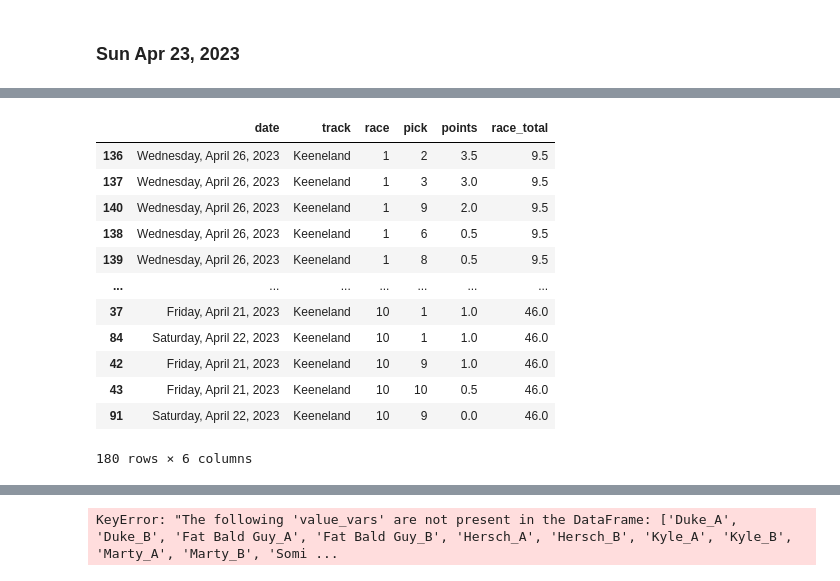
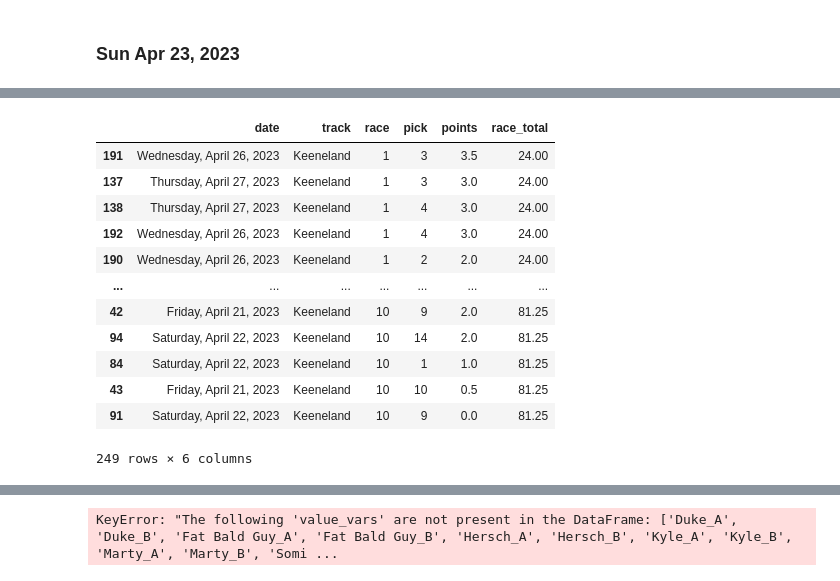
Before and after one commit to btatkinson/horse_cap_tracker, a Jupyter notebook: notebooks/kee_history.ipynb, the cells around one changed output, grey strips where cells are left out. Drawn from its saved outputs; the diff is of its cells as text; code cells hidden in the pictures.

```diff
--- a/notebooks/kee_history.ipynb
+++ b/notebooks/kee_history.ipynb
@@ -810,9 +1236,13 @@ kee_3 = pd.DataFrame({
     'race':list(range(4, 10)),
     'winner':[3,2,3,6,3,2],
     'second':[5,6,2,7,5,4],
+    'third':[1,10,5,3,4,8],
     'win_paid':[15.96,7.98,22.72,4.14,11.50,6.52],
     'win_place_paid':[7.90, 4.46, 7.28, 3.16, 3.46, 4.20],
-    'second_paid':[5.40, 6.28, 4.48, 4.68, 2.22, 5]
+    'win_show_paid':[3.38,3.32,3.26, 2.32, 2.54, 3.74],
+    'second_paid':[5.40, 6.28, 4.48, 4.68, 2.22, 5],
+    'second_show_paid':[3.12, 4.58, 2.84, 3.06, 2.1, 3.64],
+    'third_paid':[2.56, 3.98, 2.46, 2.56, 3.10, 15.50]
 })
 
 sharps = ['Quincy','Blake','Nick','Holmes','Jason_O','Kelsch','Plonk']
@@ -1065,0 +1923,11 @@ composite = composite.sort_values(by=['pct_points'], ascending=False).head(20)
+# %%
+
+daily_summary = []
+
+for sharp in sharps:
+    sharp_roi = kee_5[f'{sharp}_return'].sum()/kee_5[f'{sharp}_invested'].sum()
+    sharp_WPP = kee_5[f'{sharp}_points'].sum()/kee_5[f'{sharp}_horses_used'].sum()
+    daily_summary.append([sharp, sharp_roi, sharp_WPP])
+
+daily_summary = pd.DataFrame(daily_summary, columns=['Sharp', 'ROI', 'WinPerPick'])
+daily_summary.sort_values(by=['ROI'], ascending=False)
@@ -1086,0 +2355,11 @@ composite
+# %%
+
+daily_summary = []
+
+for sharp in sharps:
+    sharp_roi = kee_6[f'{sharp}_return'].sum()/kee_6[f'{sharp}_invested'].sum()
+    sharp_WPP = kee_6[f'{sharp}_points'].sum()/kee_6[f'{sharp}_horses_used'].sum()
+    daily_summary.append([sharp, sharp_roi, sharp_WPP])
+
+daily_summary = pd.DataFrame(daily_summary, columns=['Sharp', 'ROI', 'WinPerPick'])
+daily_summary.sort_values(by=['ROI'], ascending=False)
@@ -1087,59 +2617,67 @@ composite
 # %%
 
-hist = pd.concat([kee_1.copy(),kee_2.copy(),kee_3.copy(),kee_4.copy()],axis=0).reset_index(drop=True)
+hist = pd.concat([kee_1.copy(),kee_2.copy(),kee_3.copy(),kee_4.copy(),kee_5.copy()],axis=0).reset_index(drop=True)
 # %%
 
 composite = hist.copy()
 sharps = ['Quincy','Marty','Blake','Nick','Holmes','Jason_O','Duke','Kelsch','Kyle','Fat Bald Guy','Hersch','Somich','Plonk']
 num_cappers = len(sharps)
 
-
 weights_dict = {
+    'Quincy':1,
+    'Marty':1,
     'Blake':1,
     'Nick':1,
     'Holmes':1,
     'Jason_O':1,
-    'Hersch':1.5,
+    'Duke':1,
+    'Kelsch':1,
+    'Kyle':1.5,
+    'Fat Bald Guy':0,
+    'Hersch':2,
+    'Somich':2,
+    'Plonk':0
 }
+
 
 UNIT_SIZE = 100
 WIN_BET_THRESH = 0.75
 PLACE_BET_THRESH = 0.66
 composite = composite.melt(
     id_vars=['date','track','race'],
     value_vars=[f'{sharp}_A' for sharp in sharps]+[f'{sharp}_B' for sharp in sharps],
     var_name='sharp_name',
     value_name='pick'
 )
 composite = composite.explode('pick').reset_index(drop=True)
 composite['play_type'] = composite['sharp_name'].copy().apply(lambda x: x[-1])
 composite['sharp_name'] = composite['sharp_name'].apply(lambda x: x.replace('_A',''))
 composite['sharp_name'] = composite['sharp_name'].apply(lambda x: x.replace('_B',''))
 composite['weight'] = composite['sharp_name'].map(weights_dict)
 composite['points'] = composite['play_type'].map({'A':1,'B':0.5})
 composite['points'] = composite['points'].copy()*composite['weight'].copy()
 composite = composite.groupby(['date','track','race','pick'])['points'].sum().reset_index()
 composite = composite.sort_values(by=['race','points','pick'], ascending=[True,False,True])
 
 composite['race_total'] = composite.groupby(['race'])['points'].transform('sum')
 composite
 # composite['pct_points'] = composite['points'].copy()/composite['race_total'].copy()
 
 # composite.sort_values(by=['pct_points'], ascending=False).head(20)
 # %% [output]
 |  | date | track | race | pick | points | race_total |
-| 136 | Wednesday, April 26, 2023 | Keeneland | 1 | 2 | 3.5 | 9.5 |
-| 137 | Wednesday, April 26, 2023 | Keeneland | 1 | 3 | 3.0 | 9.5 |
-| 140 | Wednesday, April 26, 2023 | Keeneland | 1 | 9 | 2.0 | 9.5 |
-| 138 | Wednesday, April 26, 2023 | Keeneland | 1 | 6 | 0.5 | 9.5 |
-| 139 | Wednesday, April 26, 2023 | Keeneland | 1 | 8 | 0.5 | 9.5 |
+| 191 | Wednesday, April 26, 2023 | Keeneland | 1 | 3 | 3.5 | 24.00 |
+| 137 | Thursday, April 27, 2023 | Keeneland | 1 | 3 | 3.0 | 24.00 |
+| 138 | Thursday, April 27, 2023 | Keeneland | 1 | 4 | 3.0 | 24.00 |
+| 192 | Wednesday, April 26, 2023 | Keeneland | 1 | 4 | 3.0 | 24.00 |
+| 190 | Wednesday, April 26, 2023 | Keeneland | 1 | 2 | 2.0 | 24.00 |
 | ... | ... | ... | ... | ... | ... | ... |
-| 37 | Friday, April 21, 2023 | Keeneland | 10 | 1 | 1.0 | 46.0 |
-| 84 | Saturday, April 22, 2023 | Keeneland | 10 | 1 | 1.0 | 46.0 |
-| 42 | Friday, April 21, 2023 | Keeneland | 10 | 9 | 1.0 | 46.0 |
-| 43 | Friday, April 21, 2023 | Keeneland | 10 | 10 | 0.5 | 46.0 |
-| 91 | Saturday, April 22, 2023 | Keeneland | 10 | 9 | 0.0 | 46.0 |
+| 42 | Friday, April 21, 2023 | Keeneland | 10 | 9 | 2.0 | 81.25 |
+| 94 | Saturday, April 22, 2023 | Keeneland | 10 | 14 | 2.0 | 81.25 |
+| 84 | Saturday, April 22, 2023 | Keeneland | 10 | 1 | 1.0 | 81.25 |
+| 43 | Friday, April 21, 2023 | Keeneland | 10 | 10 | 0.5 | 81.25 |
+| 91 | Saturday, April 22, 2023 | Keeneland | 10 | 9 | 0.0 | 81.25 |
-180 rows × 6 columns
+249 rows × 6 columns
 # %%
 
 weights_dict = {
```
Also changed, not shown: parts of 63 cells of this notebook, 10 other files.
